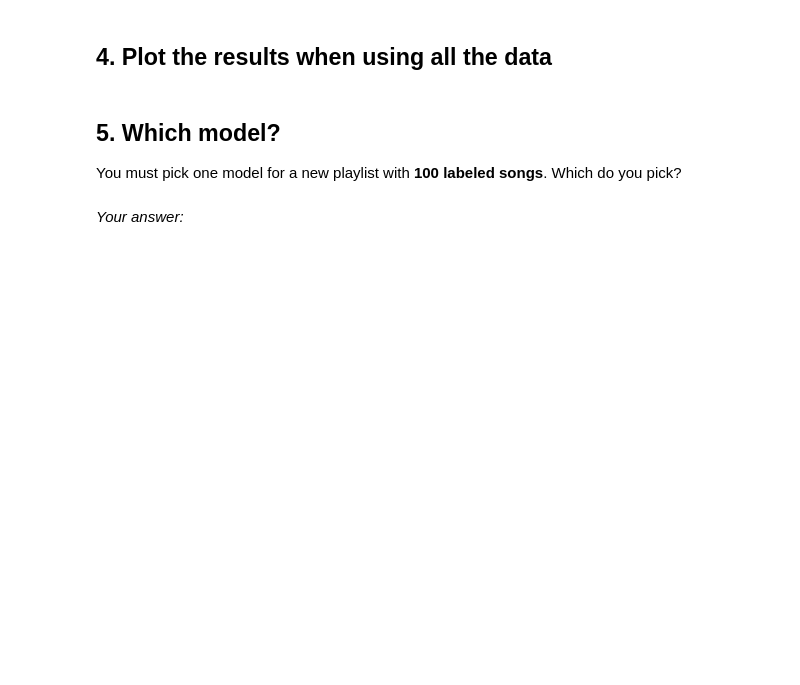
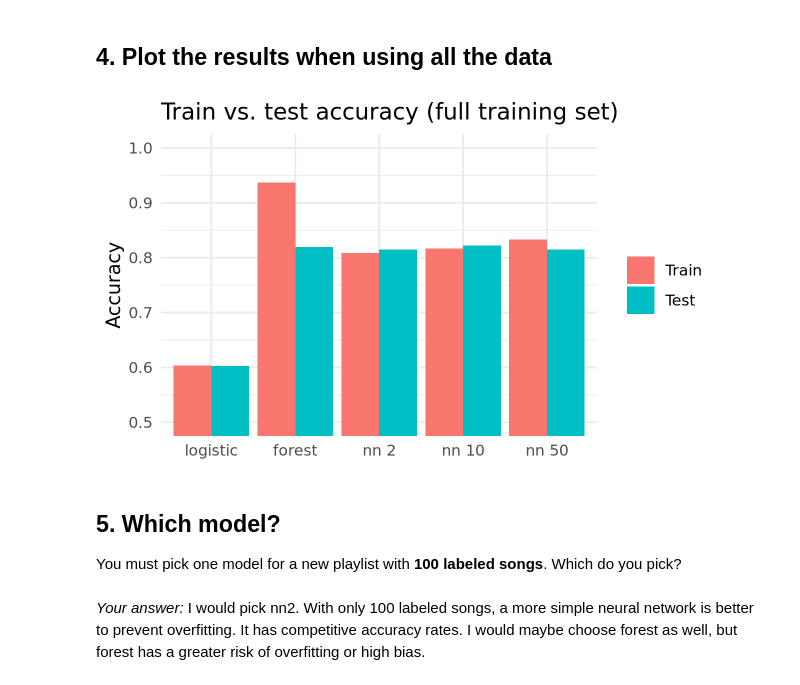
Before and after one commit to perryaholtz/codespace, a Jupyter notebook: exercises/16-nn-exercise.ipynb, the cells around one changed output. Saved outputs shown, nothing was run; the diff lists cells and outputs as text; code cells hidden in the pictures; blank space fills up the shorter version.

```diff
--- a/exercises/16-nn-exercise.ipynb
+++ b/exercises/16-nn-exercise.ipynb
@@ -117,9 +172,23 @@ Run `compare_models()` again, with all of `train` (about 5,500 songs).
 ## 4. Plot the results when using all the data
 # %%
 # Chart code goes here
+results_full |>
+    pivot_longer(c(train_accuracy, test_accuracy),
+                 names_to = 'set', values_to = 'accuracy') |>
+    mutate(model = factor(model, levels = results_full$model),
+           set = factor(set, levels = c('train_accuracy', 'test_accuracy'),
+                        labels = c('Train', 'Test'))) |>
+    ggplot(aes(x = model, y = accuracy, fill = set)) +
+    geom_col(position = 'dodge') +
+    coord_cartesian(ylim = c(0.5, 1)) +
+    labs(x = NULL, y = 'Accuracy', fill = NULL,
+         title = 'Train vs. test accuracy (full training set)') +
+    theme_minimal()
+# %% [output]
+[figure, added]
 # %% [markdown]
 ## 5. Which model?
 
 You must pick one model for a new playlist with **100 labeled songs**. Which do you pick?
 # %% [markdown]
-*Your answer:*
+*Your answer:* I would pick nn2. With only 100 labeled songs, a more simple neural network is better to prevent overfitting. It has competitive accuracy rates. I would maybe choose forest as well, but forest has a greater risk of overfitting or high bias.
```
Also changed, not shown: parts of 6 cells of this notebook.
